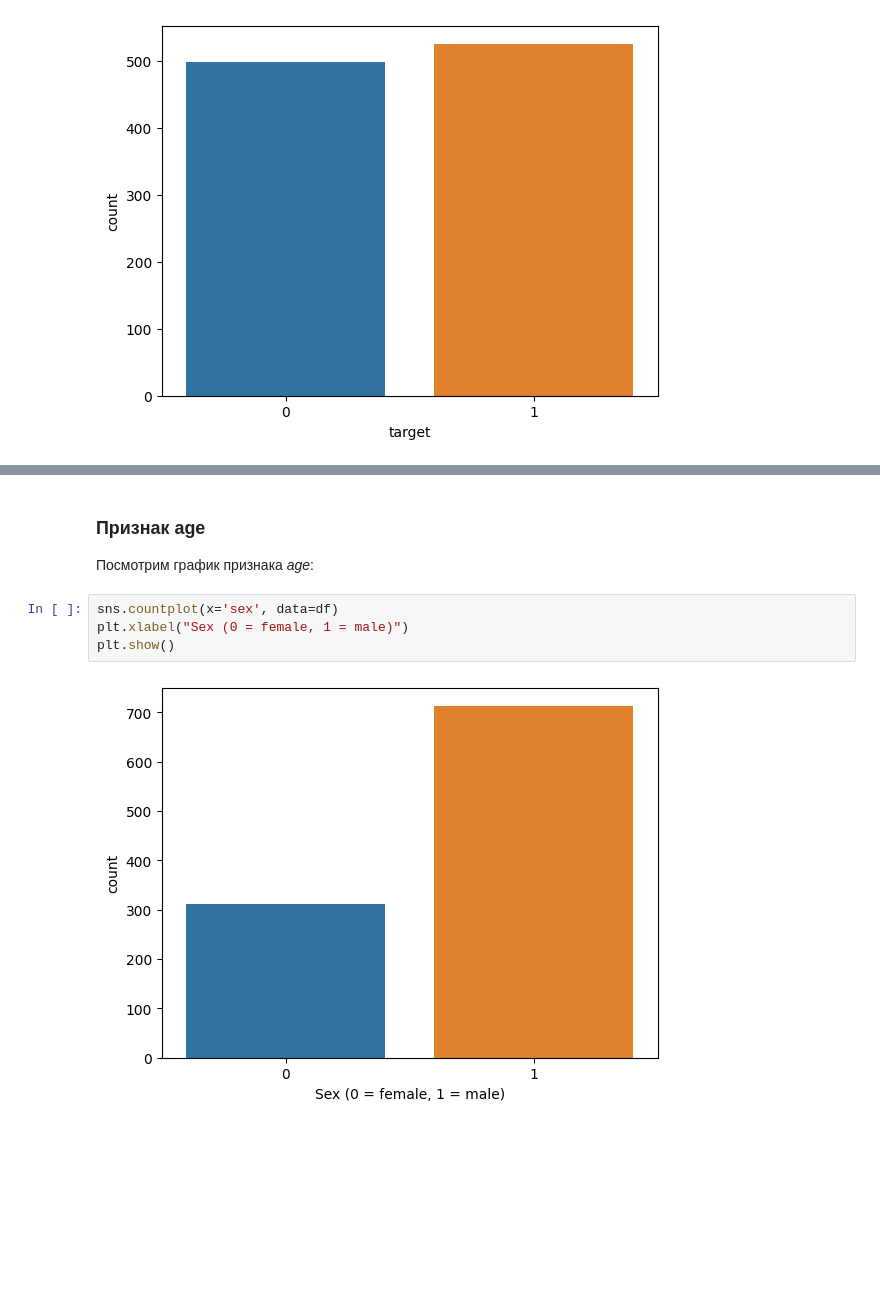
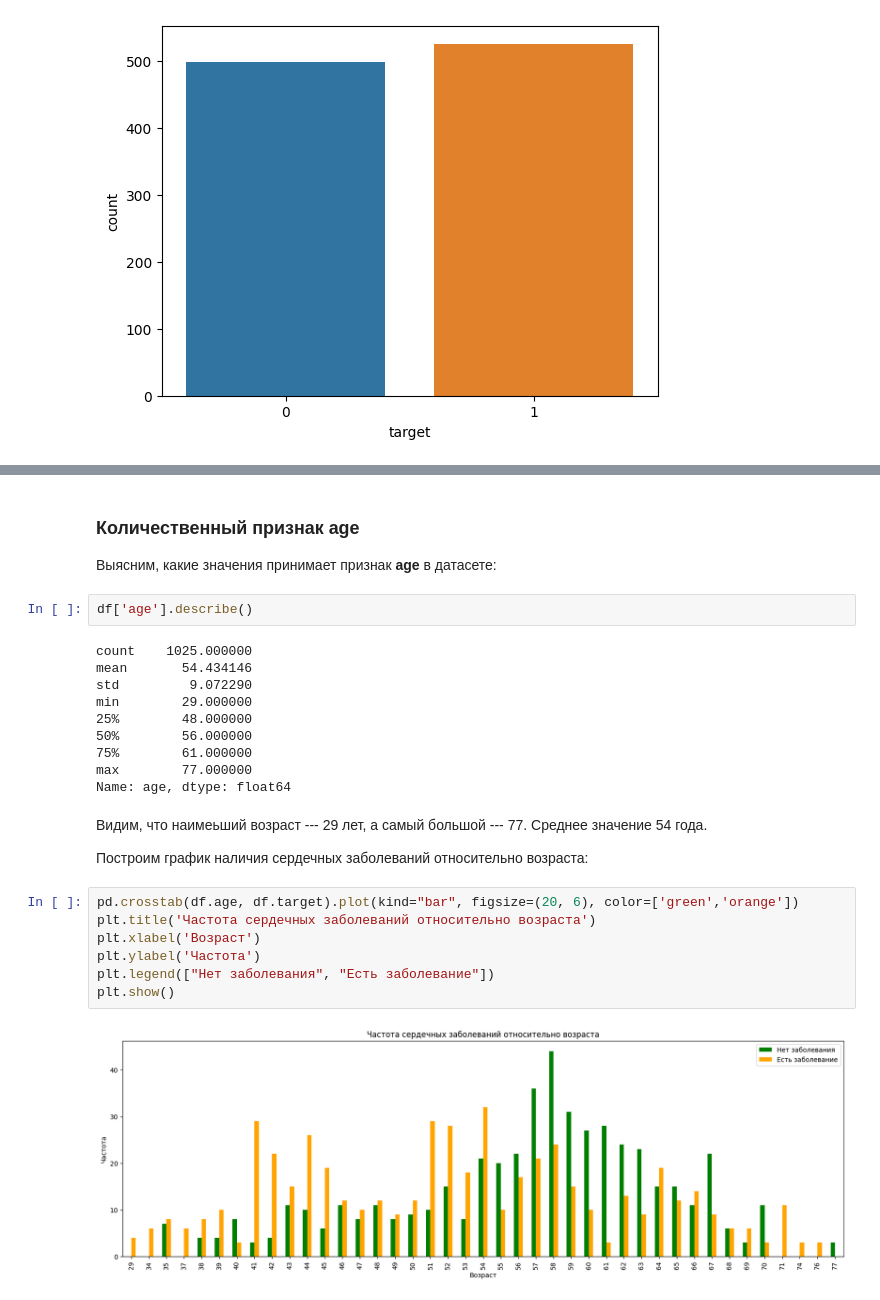
Before and after one commit to daniil-steperev/-SPBU-Machine-Learning-Homework, a Jupyter notebook: [Task2] Classification/Classification.ipynb, the cells around one changed output, grey strips where cells are left out. Saved outputs shown, nothing was run; the diff lists cells and outputs as text; blank space fills up the shorter version.

```diff
--- a/[Task2] Classification/Classification.ipynb
+++ b/[Task2] Classification/Classification.ipynb
@@ -115,10 +108,29 @@ df.groupby('target').mean()
 # %% [markdown]
-### Признак age
+### Количественный признак age
 
-Посмотрим график признака *age*:
+Выясним, какие значения принимает признак **age** в датасете:
 # %%
-sns.countplot(x='sex', data=df)
-plt.xlabel("Sex (0 = female, 1 = male)")
-plt.show()
+df['age'].describe()
 # %% [output]
-[figure, removed]
+count    1025.000000
+mean       54.434146
+std         9.072290
+min        29.000000
+25%        48.000000
+50%        56.000000
+75%        61.000000
+max        77.000000
+Name: age, dtype: float64
+# %% [markdown]
+Видим, что наимеьший возраст --- 29 лет, а самый большой --- 77. Среднее значение 54 года.
+
+Построим график наличия сердечных заболеваний относительно возраста:
+# %%
+pd.crosstab(df.age, df.target).plot(kind="bar", figsize=(20, 6), color=['green','orange'])
+plt.title('Частота сердечных заболеваний относительно возраста')
+plt.xlabel('Возраст')
+plt.ylabel('Частота')
+plt.legend(["Нет заболевания", "Есть заболевание"])
+plt.show()
+# %% [output]
+[figure, added]
```
Also changed, not shown: parts of 96 cells of this notebook.
